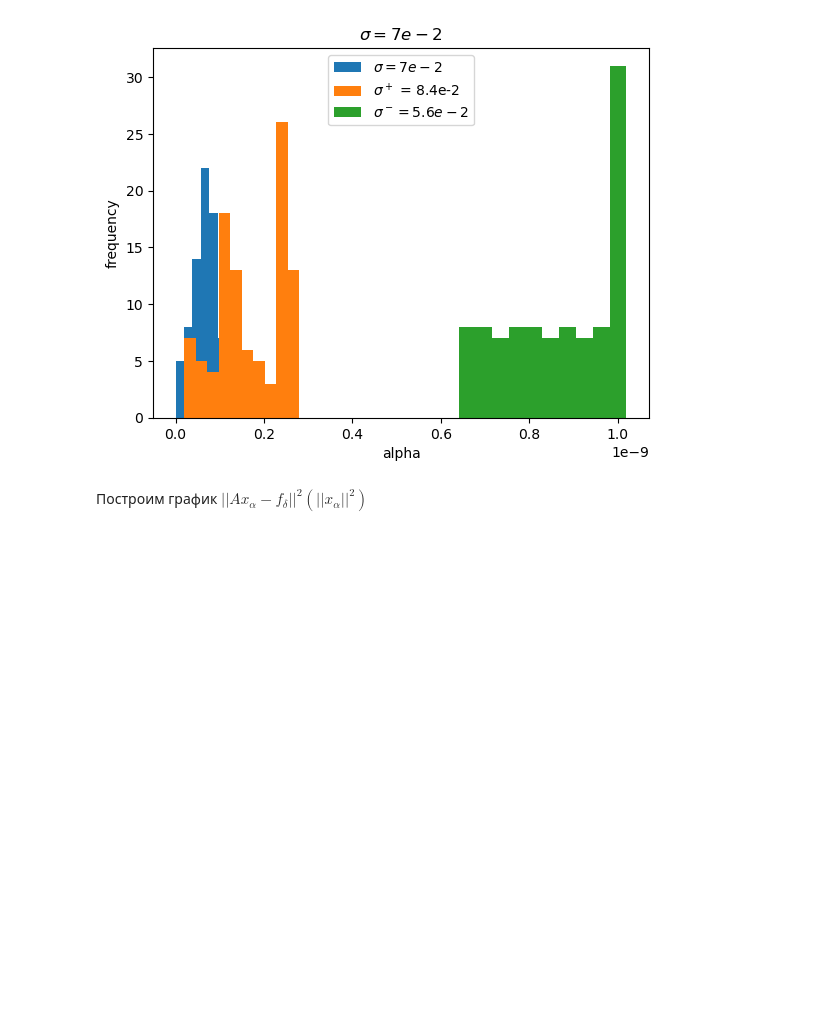
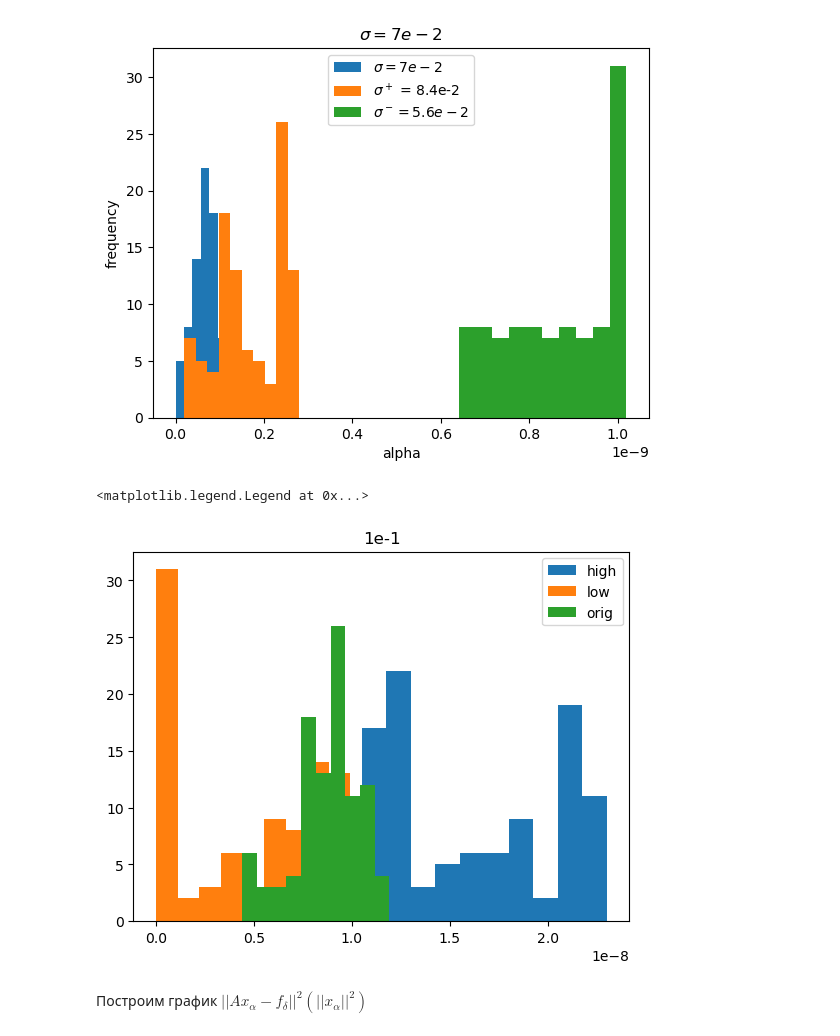
Before and after one commit to EHAT32/inverse, a Jupyter notebook: 30_9/second_method.ipynb, the cells around one changed output. Cells and saved outputs as stored; diff of their text form; code cells hidden in the pictures; blank space fills up the shorter version.

```diff
--- a/30_9/second_method.ipynb
+++ b/30_9/second_method.ipynb
@@ -58,6 +58,20 @@ plt.legend()
 # %% [output]
 <matplotlib.legend.Legend at 0x...>
 [figure]
+# %%
+#для сигмы 0.1
+sig_1 = np.load('../30_9/sec_met_1_1_n.npy')
+sig_1_high = np.load('../30_9/sec_met_1_1_high_n.npy')
+sig_1_low = np.abs(np.load('../30_9/sec_met_1_1_low_n_back.npy'))
+# %%
+plt.title('1e-1')
+plt.hist(sig_1_high, label='high')
+plt.hist(sig_1_low, label='low')
+plt.hist(sig_1, label='orig')
+plt.legend()
+# %% [output]
+<matplotlib.legend.Legend at 0x...>
+[figure, added]
 # %% [markdown]
 Построим график $||Ax_\alpha - f_\delta||^2 \left( ||x_\alpha||^2 \right)$
 # %%
```
Also changed, not shown: 7 other files.
